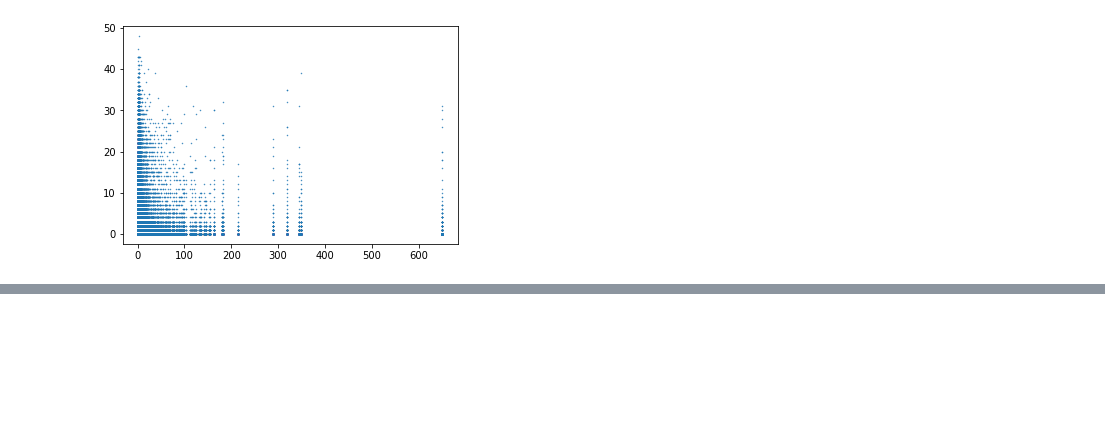
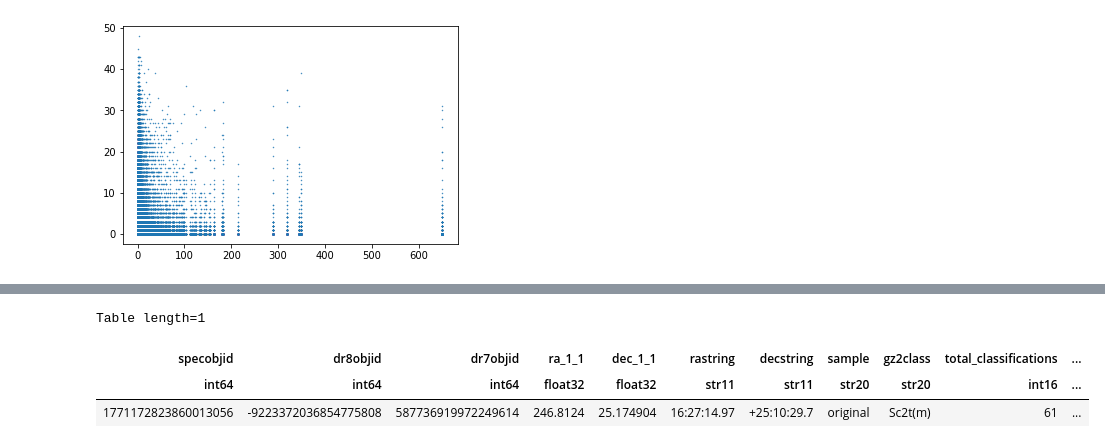
Before and after one commit to tplews98/MPhys_Project, a Jupyter notebook: MT_Week2_Groups.ipynb, the cells around one changed output, grey strips where cells are left out. Saved outputs shown, nothing was run; the diff lists cells and outputs as text; code cells hidden in the pictures; blank space fills up the shorter version.

```diff
--- a/MT_Week2_Groups.ipynb
+++ b/MT_Week2_Groups.ipynb
@@ -107,0 +119,7 @@ plt.show()
+# %%
+mergers_group_1[mergers_group_1["t08_odd_feature_a24_merger_count"] == 45]
+# %% [output]
+Table length=1
+| specobjid | dr8objid | dr7objid | ra_1_1 | dec_1_1 | rastring | decstring | sample | gz2class | total_classifications | ... |
+| int64 | int64 | int64 | float32 | float32 | str11 | str11 | str20 | str20 | int16 | ... |
+| 1771172823860013056 | -9223372036854775808 | 587736919972249614 | 246.8124 | 25.174904 | 16:27:14.97 | +25:10:29.7 | original | Sc2t(m) | 61 | ... |
```
Also changed, not shown: parts of 1 cell of this notebook.
